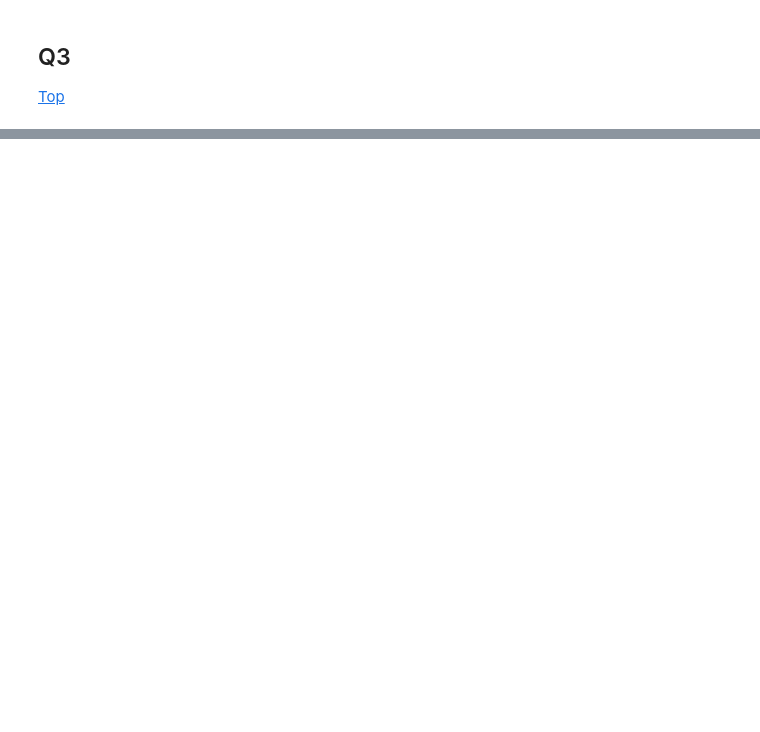
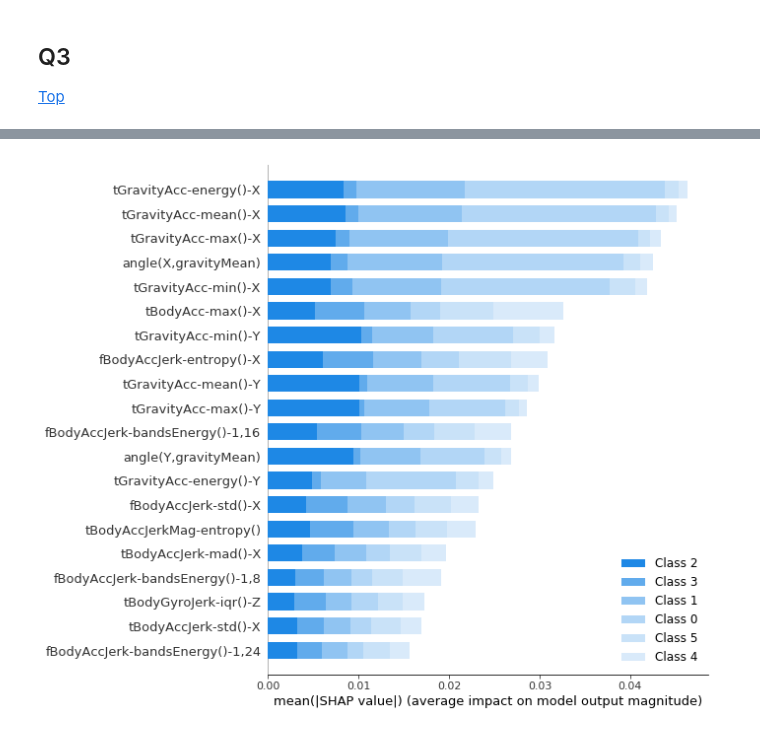
Before and after one commit to AvivNavon/mfml-project, a Jupyter notebook: mfml-vi-a.ipynb, the cells around one changed output, grey strips where cells are left out. Drawn from its saved outputs; the diff is of its cells as text; code cells hidden in the pictures; blank space fills up the shorter version.

```diff
--- a/mfml-vi-a.ipynb
+++ b/mfml-vi-a.ipynb
@@ -184,0 +474,7 @@ plt.show()
+# %%
+explainer = shap.TreeExplainer(rf_grid_search.best_estimator_)
+shap_values = explainer.shap_values(X)
+# %%
+shap.summary_plot(shap_values, X, plot_type = 'bar')
+# %% [output]
+[figure, added]
```
Also changed, not shown: parts of 62 cells of this notebook.
